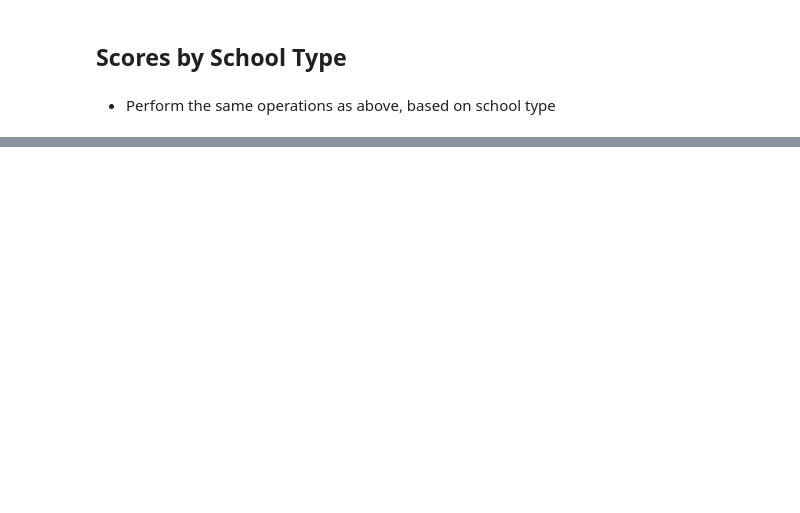
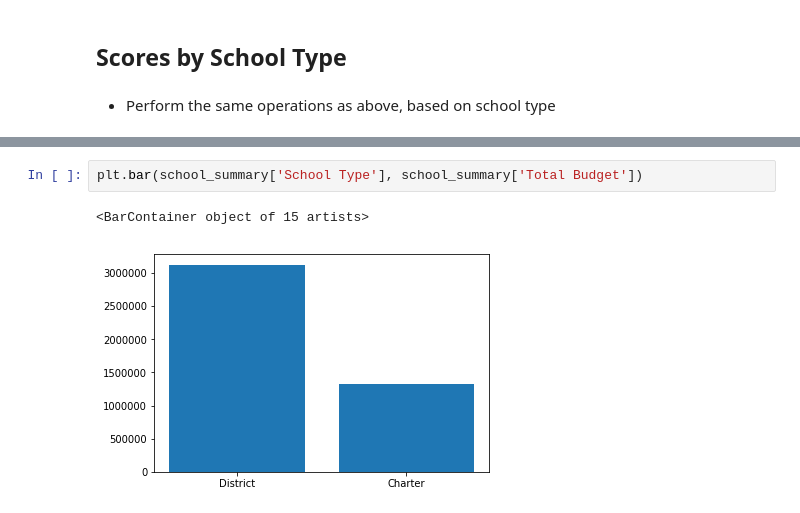
Before and after one commit to kdevanath/Pandas-Challenge, a Jupyter notebook: PyCitySchools/PyCitySchools_starter.ipynb, the cells around one changed output, grey strips where cells are left out. Cells and saved outputs as stored; diff of their text form; blank space fills up the shorter version.

```diff
--- a/PyCitySchools/PyCitySchools_starter.ipynb
+++ b/PyCitySchools/PyCitySchools_starter.ipynb
@@ -327,0 +344,5 @@ Name: School Type, dtype: int64
+# %%
+plt.bar(school_summary['School Type'], school_summary['Total Budget'])
+# %% [output]
+<BarContainer object of 15 artists>
+[figure, added]
```
Also changed, not shown: parts of 6 cells of this notebook.
